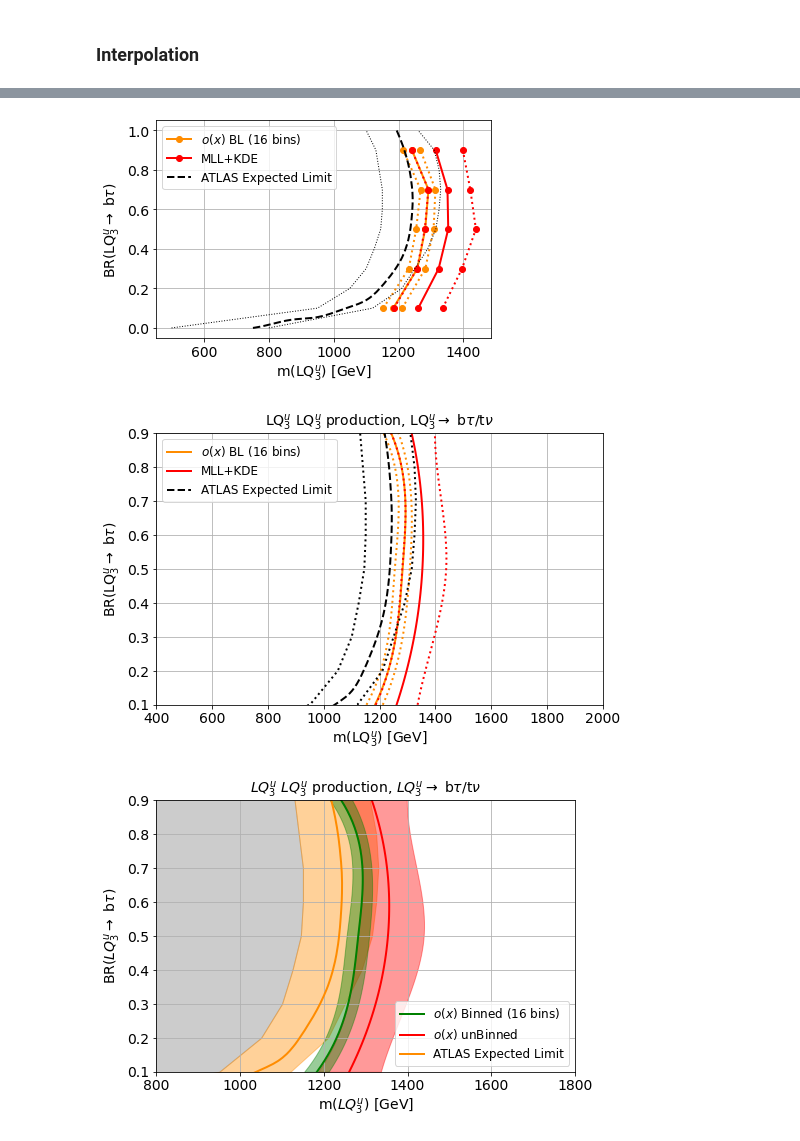
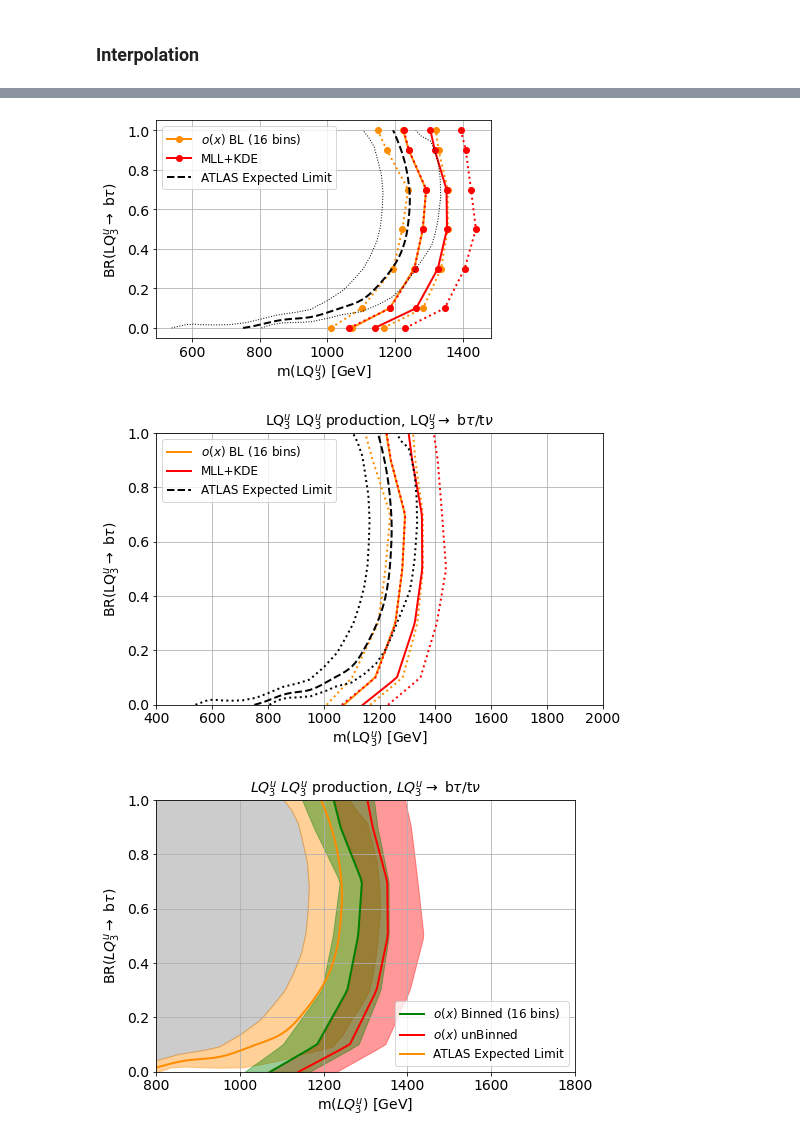
Before and after one commit to AndresDanielPerez/LHC-3rd-gen-Leptoquarks-with-MLL, a Jupyter notebook: Leptoquarks/B-13TeV-no-uncertainty/05-FinalPlot-LQup.ipynb, the cells around one changed output, grey strips where cells are left out. Drawn from its saved outputs; the diff is of its cells as text; code cells hidden in the pictures.

```diff
--- a/Leptoquarks/B-13TeV-no-uncertainty/05-FinalPlot-LQup.ipynb
+++ b/Leptoquarks/B-13TeV-no-uncertainty/05-FinalPlot-LQup.ipynb
@@ -258,6 +324,13 @@ plt.show()
 ### Interpolation
 # %%
 # Interpolation, cubic
+res_f_16bins_beta00 = interp1d(masses, results_16bins_beta00, kind='quadratic')
+res_f_16bins_plus_beta00 = interp1d(masses, results_16bins_plus_beta00, kind='quadratic')
+res_f_16bins_min_beta00 = interp1d(masses, results_16bins_min_beta00, kind='quadratic')
+res_f_MLL_KDE_beta00 = interp1d(masses, results_MLL_KDE_beta00, kind='quadratic')
+res_f_MLL_KDE_plus_beta00 = interp1d(masses, results_MLL_KDE_plus_beta00, kind='quadratic')
+res_f_MLL_KDE_min_beta00 = interp1d(masses, results_MLL_KDE_min_beta00, kind='quadratic')
+
 res_f_16bins_beta01 = interp1d(masses, results_16bins_beta01, kind='quadratic')
 res_f_16bins_plus_beta01 = interp1d(masses, results_16bins_plus_beta01, kind='quadratic')
 res_f_16bins_min_beta01 = interp1d(masses, results_16bins_min_beta01, kind='quadratic')
@@ -292,13 +365,20 @@ res_f_16bins_min_beta09 = interp1d(masses, results_16bins_min_beta09, kind='quad
 res_f_MLL_KDE_beta09 = interp1d(masses, results_MLL_KDE_beta09, kind='quadratic')
 res_f_MLL_KDE_plus_beta09 = interp1d(masses, results_MLL_KDE_plus_beta09, kind='quadratic')
 res_f_MLL_KDE_min_beta09 = interp1d(masses, results_MLL_KDE_min_beta09, kind='quadratic')
+
+res_f_16bins_beta1 = interp1d(masses, results_16bins_beta1, kind='quadratic')
+res_f_16bins_plus_beta1 = interp1d(masses, results_16bins_plus_beta1, kind='quadratic')
+res_f_16bins_min_beta1 = interp1d(masses, results_16bins_min_beta1, kind='quadratic')
+res_f_MLL_KDE_beta1 = interp1d(masses, results_MLL_KDE_beta1, kind='quadratic')
+res_f_MLL_KDE_plus_beta1 = interp1d(masses, results_MLL_KDE_plus_beta1, kind='quadratic')
+res_f_MLL_KDE_min_beta1 = interp1d(masses, results_MLL_KDE_min_beta1, kind='quadratic')
 # %%
 # AUX FUNCTION TO FIND SOLUTIONS
 
 def dx(fn, x, delta=0.001):
     return (fn(x+delta) - fn(x))/delta
 
-def solvemass(fn, value, x=1200, maxtries=1000, maxerr=0.00001):
+def solvemass(fn, value, x=1100, maxtries=1000, maxerr=0.00001):
     for tries in range(maxtries):
         err = fn(x) - value
         if abs(err) < maxerr:
@@ -372,11 +466,11 @@ print(mass_MLL_min)
 beta_ATLAS = [0,0.0010521,0.0057888,0.010101,0.011322,0.017524,0.020202,0.024171,0.030303,0.030715,0.036537,0.040404,0.040997,0.044161,0.046326,0.048202,0.050505,0.050582,0.054423,0.060033,0.060606,0.067623,0.070707,0.076512,0.080808,0.086018,0.090909,0.095446,0.10101,0.10447,0.11111,0.11342,0.12121,0.12329,0.13131,0.13566,0.14141,0.15152,0.15223,0.16162,0.17172,0.17465,0.18182,0.19192,0.20202,0.20219,0.21212,0.22222,0.23232,0.23273,0.24242,0.25253,0.26263,0.26544,0.27273,0.28283,0.29293,0.30231,0.30303,0.31313,0.32323,0.33333,0.34343,0.34742,0.35354,0.36364,0.37374,0.38384,0.39394,0.40404,0.41214,0.41414,0.42424,0.43434,0.44444,0.45455,0.46465,0.47475,0.48485,0.49495,0.50505,0.51515,0.52525,0.53535,0.54545,0.55556,0.55654,0.56566,0.57576,0.58586,0.59596,0.60606,0.61616,0.62626,0.63636,0.64646,0.65657,0.66667,0.67677,0.68687,0.69697,0.70707,0.71717,0.72683,0.72727,0.73737,0.74747,0.75758,0.76768,0.77778,0.78788,0.79798,0.80808,0.81818,0.82828,0.83838,0.84848,0.85859,0.86424,0.86869,0.87879,0.88889,0.89899,0.90909,0.91919,0.92929,0.93939,0.9444,0.94949,0.9596,0.9697,0.9798,0.9899,1]
 mass_Z95CL_ATLAS = [751.02,755.56,771.72,784.32,787.88,804.04,810.61,820.2,835.38,836.36,852.53,866.65,868.69,884.85,901.01,917.17,932.86,933.33,949.49,965.66,966.99,981.82,987.79,997.98,1005.7,1014.1,1023,1030.3,1040.7,1046.5,1058.9,1062.6,1075.8,1078.8,1089.8,1094.9,1101.1,1110.5,1111.1,1118.4,1125.4,1127.3,1131.9,1137.8,1143.3,1143.4,1149,1154.3,1159.4,1159.6,1164.6,1169.6,1174.5,1175.8,1179.1,1183.7,1188,1191.9,1192.2,1196.1,1199.8,1203.4,1206.8,1208.1,1210,1212.9,1215.6,1218.1,1220.5,1222.6,1224.2,1224.7,1226.6,1228.3,1229.9,1231.3,1232.7,1233.9,1235,1236,1236.9,1237.7,1238.5,1239.2,1239.8,1240.4,1240.4,1241,1241.5,1242,1242.4,1242.8,1243.1,1243.3,1243.4,1243.5,1243.5,1243.3,1243.1,1242.8,1242.3,1241.8,1241.1,1240.4,1240.4,1239.7,1238.9,1238,1237.1,1236.1,1235.1,1233.9,1232.7,1231.4,1230,1228.6,1227,1225.3,1224.2,1223.5,1221.8,1219.9,1217.9,1215.9,1213.8,1211.5,1209.2,1208.1,1206.8,1204.4,1201.8,1199.3,1196.7,1194.1]
 
-beta_ATLAS_plus1sig = [0,0.1,0.2,0.3,0.4,0.5,0.6,0.7,0.8,0.9,1]
-mass_Z95CL_ATLAS_plus1sig = [500,950,1050,1100,1125,1145,1150,1150,1140,1130,1100]
+beta_ATLAS_plus1sig = [0, 0.016415868673050615, 0.019151846785225718, 0.016415868673050615, 0.015047879616963064, 0.016415868673050615, 0.025991792065663474, 0.04377564979480164, 0.06566347469220246, 0.07934336525307797, 0.09302325581395349, 0.13816689466484267, 0.19151846785225718, 0.24350205198358413, 0.29958960328317374, 0.3652530779753762, 0.4377564979480164, 0.5116279069767442, 0.5882352941176471, 0.679890560875513, 0.7729138166894665, 0.8467852257181943, 0.9151846785225718, 0.9658002735978112, 1]
+mass_Z95CL_ATLAS_plus1sig = [540.1840490797546, 583.1288343558282, 604.601226993865, 627.6073619631902, 667.4846625766871, 708.8957055214723, 757.9754601226994, 802.4539877300614, 853.0674846625767, 908.282208588957, 949.6932515337423, 1000.3067484662577, 1047.8527607361964, 1076.993865030675, 1106.1349693251534, 1127.6073619631902, 1146.0122699386502, 1156.7484662576687, 1161.3496932515336, 1164.4171779141104, 1159.8159509202455, 1149.079754601227, 1138.3435582822085, 1121.4723926380368, 1104.601226993865]
 
-beta_ATLAS_minus1sig = [0,0.1,0.2,0.3,0.4,0.5,0.6,0.7,0.8,0.9,1]
-mass_Z95CL_ATLAS_minus1sig = [800,1120,1210,1250,1290,1315,1325,1330,1325,1310,1260]
+beta_ATLAS_minus1sig = [0, 0.016415868673050615, 0.025991792065663474, 0.027359781121751026, 0.03146374829001368, 0.0506155950752394, 0.06703146374829001, 0.08207934336525308, 0.11627906976744186, 0.15321477428180574, 0.2024623803009576, 0.25718194254445964, 0.30916552667578656, 0.36662106703146374, 0.41997264021887826, 0.4746922024623803, 0.533515731874145, 0.5950752393980848, 0.66484268125855, 0.7564979480164159, 0.8385772913816689, 0.9069767441860465, 0.945280437756498, 0.9712722298221614, 1]
+mass_Z95CL_ATLAS_minus1sig = [805.5214723926381, 834.6625766871166, 869.9386503067485, 909.8159509202454, 952.760736196319, 1006.4417177914111, 1043.2515337423313, 1100, 1149.079754601227, 1188.9570552147238, 1221.1656441717791, 1245.7055214723928, 1265.644171779141, 1288.6503067484664, 1308.588957055215, 1317.7914110429447, 1325.4601226993864, 1330.0613496932515, 1334.6625766871166, 1333.128834355828, 1326.993865030675, 1314.723926380368, 1303.9877300613498, 1276.3803680981596, 1261.0429447852762]
 # %%
 plt.figure(figsize = (8,5))
 lw = 2
@@ -401,12 +494,12 @@ plt.show()
 plt.figure()
 lw = 2
 
-plt.plot(mass_16bins, beta, '-ok', color='darkorange', lw=lw, label=r'$o(x)$ BL (16 bins)')
-plt.plot(mass_16bins_plus, beta, ':ok', color='darkorange', lw=lw)
-plt.plot(mass_16bins_min, beta, ':ok', color='darkorange', lw=lw)
-plt.plot(mass_MLL, beta, '-ok', color='red', lw=lw, label=r'MLL+KDE')
-plt.plot(mass_MLL_plus, beta, ':ok', color='red', lw=lw)
-plt.plot(mass_MLL_min, beta, ':ok', color='red', lw=lw)
+plt.plot(mass_16bins, beta, '-o', color='darkorange', lw=lw, label=r'$o(x)$ BL (16 bins)')
+plt.plot(mass_16bins_plus, beta, ':o', color='darkorange', lw=lw)
+plt.plot(mass_16bins_min, beta, ':o', color='darkorange', lw=lw)
+plt.plot(mass_MLL, beta, '-o', color='red', lw=lw, label=r'MLL+KDE')
+plt.plot(mass_MLL_plus, beta, ':o', color='red', lw=lw)
+plt.plot(mass_MLL_min, beta, ':o', color='red', lw=lw)
 plt.plot(mass_Z95CL_ATLAS, beta_ATLAS, '--', color='black', lw=lw, label=r'ATLAS Expected Limit')
 plt.plot(mass_Z95CL_ATLAS_plus1sig, beta_ATLAS_plus1sig, ':', color='black', lw=1)
 plt.plot(mass_Z95CL_ATLAS_minus1sig, beta_ATLAS_minus1sig, ':', color='black', lw=1)
@@ -423,14 +516,14 @@ plt.grid()
 plt.legend(fontsize=12)
 plt.show()
 # %% [output]
-[figure, old version]
+[figure, new version]
 # %%
-mass_Z95CL_16bins = interp1d(beta, mass_16bins, kind='cubic')
-mass_Z95CL_16bins_plus = interp1d(beta, mass_16bins_plus, kind='cubic')
-mass_Z95CL_16bins_min = interp1d(beta, mass_16bins_min, kind='cubic')
-mass_Z95CL_MLL = interp1d(beta, mass_MLL, kind='cubic')
-mass_Z95CL_MLL_plus = interp1d(beta, mass_MLL_plus, kind='cubic')
-mass_Z95CL_MLL_min = interp1d(beta, mass_MLL_min, kind='cubic')
+mass_Z95CL_16bins = interp1d(beta, mass_16bins, kind='linear')
+mass_Z95CL_16bins_plus = interp1d(beta, mass_16bins_plus, kind='linear')
+mass_Z95CL_16bins_min = interp1d(beta, mass_16bins_min, kind='linear')
+mass_Z95CL_MLL = interp1d(beta, mass_MLL, kind='linear')
+mass_Z95CL_MLL_plus = interp1d(beta, mass_MLL_plus, kind='linear')
+mass_Z95CL_MLL_min = interp1d(beta, mass_MLL_min, kind='linear')
 
 plotX_beta = np.linspace(min(beta), max(beta), num=50, endpoint=True)
 
@@ -449,8 +542,7 @@ plt.plot(mass_Z95CL_ATLAS_plus1sig, beta_ATLAS_plus1sig, ':', color='black', lw=
 plt.plot(mass_Z95CL_ATLAS_minus1sig, beta_ATLAS_minus1sig, ':', color='black', lw=2)
 
 plt.xlim([400, 2000])
-#plt.ylim([0., 1])
-plt.ylim([0.1, 0.9])
+plt.ylim([0., 1])
 #plt.xscale('log')
 plt.xlabel('m(LQ$_3^u$) [GeV]', fontsize=14)
 plt.ylabel(r'BR(LQ$_3^u \rightarrow$ b$\tau$)', fontsize=14)
@@ -461,7 +553,7 @@ plt.title(r'LQ$_3^u$ LQ$_3^u$ production, LQ$_3^u \rightarrow$ b$\tau$/t$\nu$',
 plt.legend(fontsize=12)
 plt.show()
 # %% [output]
-[figure, old version]
+[figure, new version]
 # %%
 
 #plt.figure()
@@ -490,33 +582,32 @@ for mineral_name in mineral_names[:-1]:
 ax.fill_betweenx(test_A['ATLAS_beta'], 0, test_A['ATLAS_low'], color='gray', alpha=0.4)
 ax.fill_betweenx(test_A['ATLAS_beta'], test_A['ATLAS_low'], test_A['ATLAS_up'], color='darkorange', alpha=0.4)
 
 colors = [ "None", "red", "None", "green", "None"]
 previous_curve = 0
 previous_name = ''
 for mineral_name, color in zip(mineral_names, colors):
     ax.fill_betweenx(test['BR'], previous_curve, test[mineral_name], color=color, alpha=0.4)
     previous_curve = test[mineral_name]
     previous_name = mineral_name
 
 
 
 
 plt.plot(mass_Z95CL_16bins(plotX_beta), plotX_beta, '-', color='green', lw=lw, label=r'$o(x)$ Binned (16 bins)')
 plt.plot(mass_Z95CL_MLL(plotX_beta), plotX_beta, '-', color='red', lw=lw, label=r'$o(x)$ unBinned')
 plt.plot(mass_Z95CL_ATLAS, beta_ATLAS, '-', color='darkorange', lw=lw, label=r'ATLAS Expected Limit')
 
 plt.xlim([800, 1800])
-#plt.ylim([0., 1])
-plt.ylim([0.1, 0.9])
+plt.ylim([0., 1])
 #plt.xscale('log')
 plt.xlabel('m($LQ_3^u$) [GeV]', fontsize=14)
 plt.ylabel(r'BR($LQ_3^u \rightarrow$ b$\tau$)', fontsize=14)
 plt.xticks(fontsize=14)
 plt.yticks(fontsize=14)
 plt.grid()
 plt.title(r'$LQ_3^u$ $LQ_3^u$ production, $LQ_3^u \rightarrow$ b$\tau$/t$\nu$', fontsize=14)
 plt.legend(loc = 'lower right', fontsize=12)
 plt.savefig('exclusion_LQup_no_uncertainty.pdf', bbox_inches='tight')
 plt.show()
 # %% [output]
-[figure, old version]
+[figure, new version]
```
Also changed, not shown: parts of 7 cells of this notebook, 15 other files.
